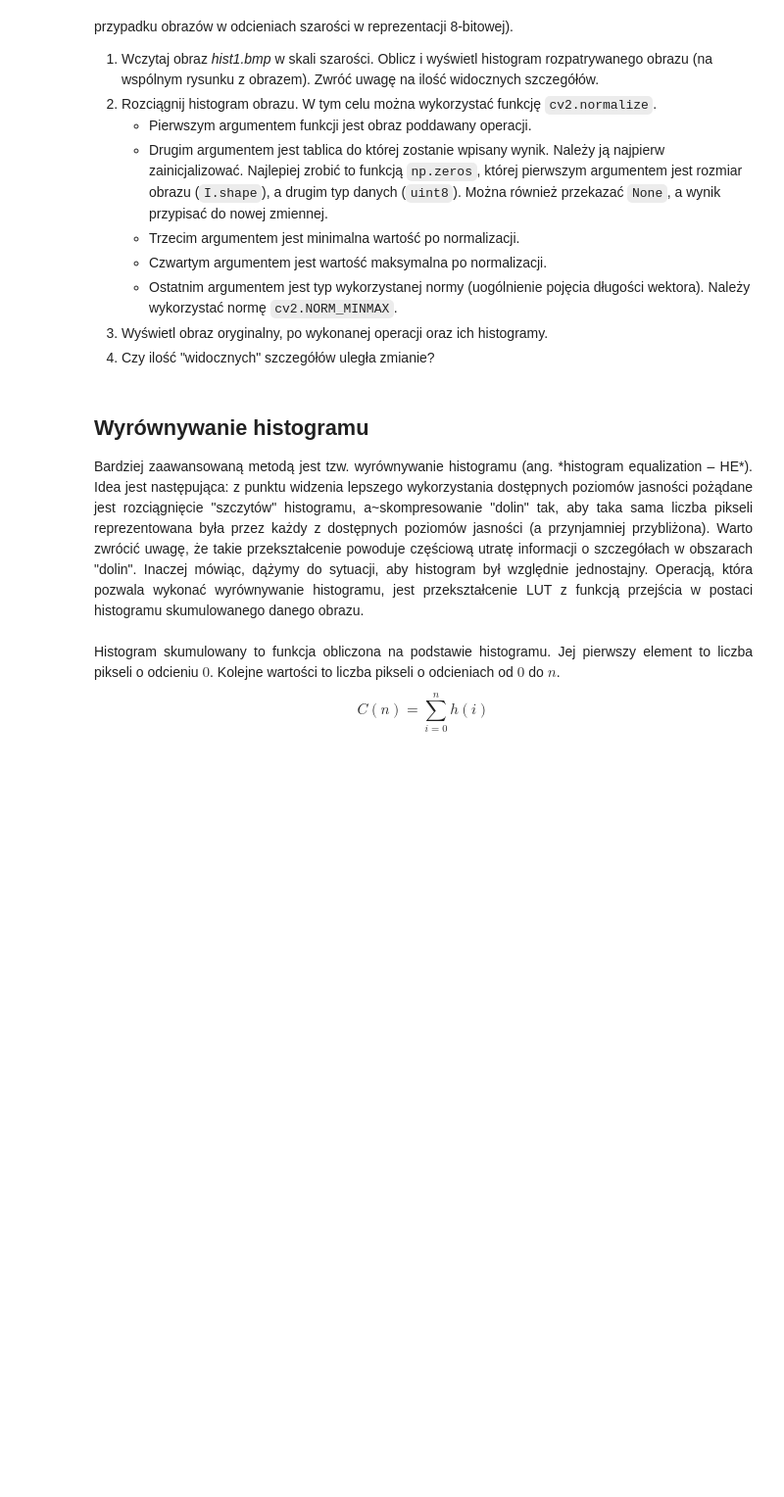
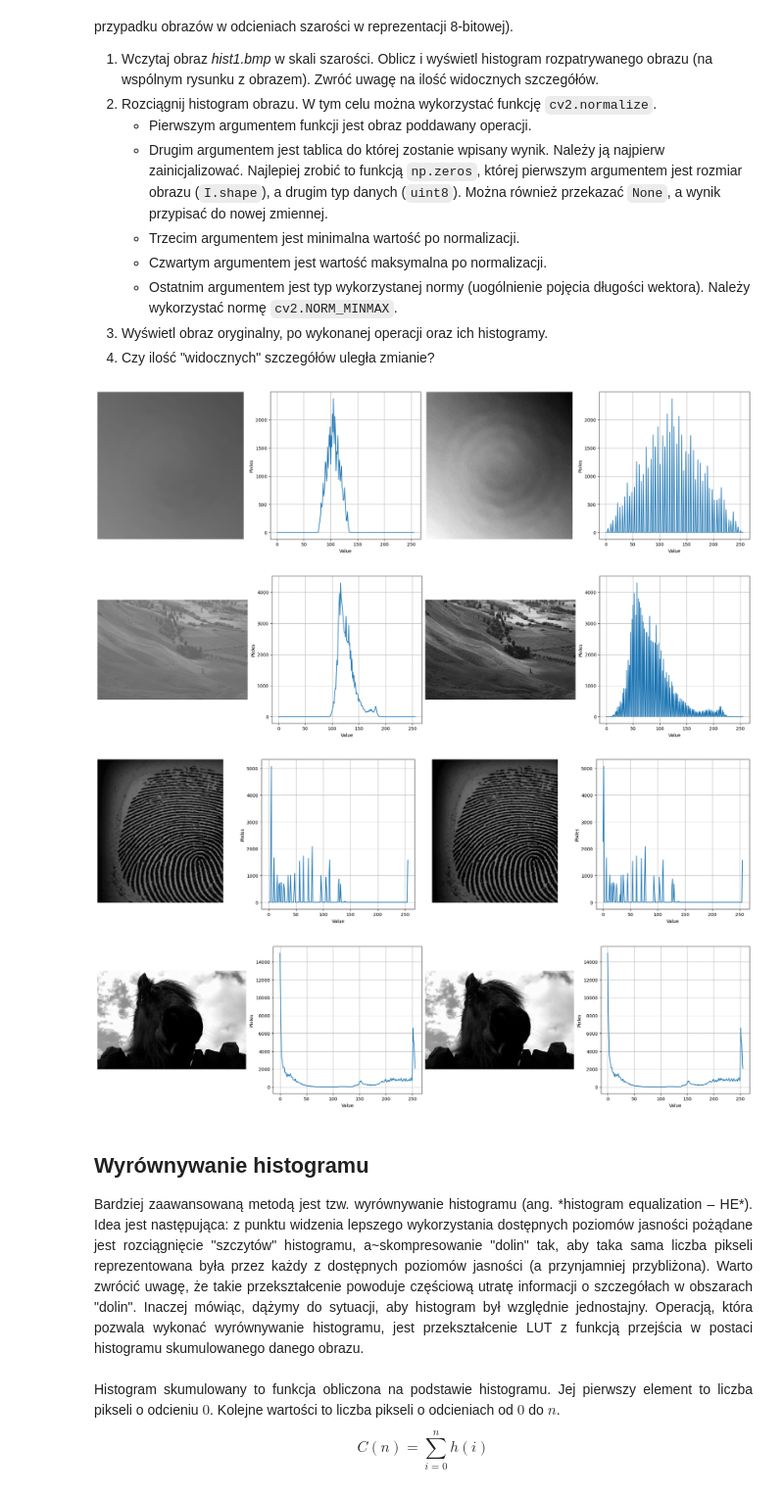
Before and after one commit to arturgesiarz/DigitalImageProcessing-Course, a Jupyter notebook: lab03/03_histogram.ipynb, the cells around one changed output. Shown at 98% size. Saved outputs shown, nothing was run; the diff lists cells and outputs as text; code cells hidden in the pictures; blank space fills up the shorter version.

```diff
--- a/lab03/03_histogram.ipynb
+++ b/lab03/03_histogram.ipynb
@@ -179,6 +157,38 @@ fileName = 'hist4.bmp'
 if not os.path.exists(fileName) :
     r = requests.get(url + fileName, allow_redirects=True)
     open(fileName, 'wb').write(r.content)
+# %%
+hist_images = [cv2.imread(f'hist{i}.bmp', cv2.IMREAD_GRAYSCALE) for i in range(1, 5)]
+hist_images_normalized = [cv2.normalize(img, None, 0, 255, cv2.NORM_MINMAX) for img in hist_images]
+hist_histograms = [cv2.calcHist([img], [0], None, [256], [0, 256]) for img in hist_images]
+hist_histograms_normalized = [cv2.calcHist([img], [0], None, [256], [0, 256]) for img in hist_images_normalized]
+# %%
+for img, img_normalized, hist, hist_normalized in zip(hist_images, hist_images_normalized, hist_histograms, hist_histograms_normalized):
+  fig, axs = plt.subplots(1, 4, figsize=(20, 5), constrained_layout=True)
+
+  axs[0].imshow(img, 'gray', vmin=0, vmax=256)
+  axs[0].axis('off')
+
+  axs[1].plot(hist)
+  axs[1].set_xlabel('Value')
+  axs[1].set_ylabel('Pixles')
+  axs[1].grid(True)
+
+  axs[2].imshow(img_normalized, 'gray', vmin=0, vmax=256)
+  axs[2].axis('off')
+
+  axs[3].plot(hist_normalized)
+  axs[3].set_xlabel('Value')
+  axs[3].set_ylabel('Pixles')
+  axs[3].grid(True)
+
+
+plt.show()
+# %% [output]
+[figure, added]
+[figure, added]
+[figure, added]
+[figure, added]
 # %% [markdown]
 ## Wyrównywanie histogramu
 
```
Also changed, not shown: parts of 5 cells of this notebook, 8 other files.
